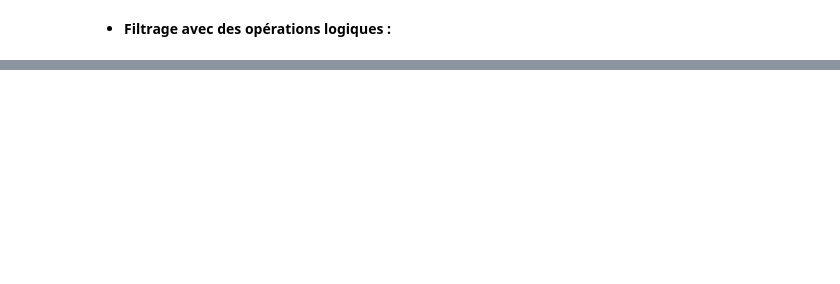
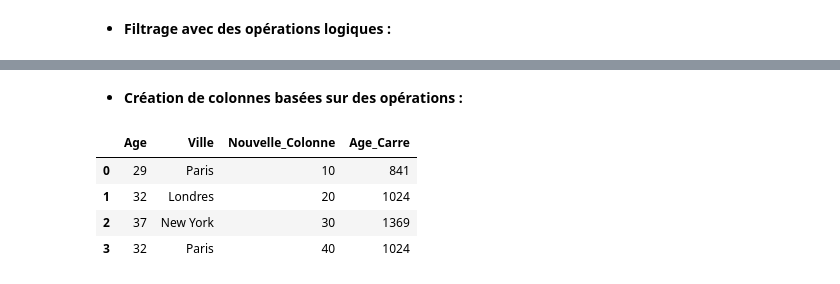
Before and after one commit to Yann-Fournier/Manipulation-de-donn-es-Python-B2, a Jupyter notebook: Pandas/Pandas.ipynb, the cells around one changed output, grey strips where cells are left out. Saved outputs shown, nothing was run; the diff lists cells and outputs as text; code cells hidden in the pictures; blank space fills up the shorter version.

```diff
--- a/Pandas/Pandas.ipynb
+++ b/Pandas/Pandas.ipynb
@@ -479,0 +340,12 @@ Dans cet exemple, les deux DataFrames `df_exam1` et `df_exam2` ont été concat
+# %% [markdown]
+   - **Création de colonnes basées sur des opérations :**
+# %%
+# Création de colonnes basées sur des opérations
+df['Age_Carre'] = df['Age'] ** 2  # Création d'une colonne avec l'âge au carré
+df.head()
+# %% [output]
+|  | Age | Ville | Nouvelle_Colonne | Age_Carre |
+| 0 | 29 | Paris | 10 | 841 |
+| 1 | 32 | Londres | 20 | 1024 |
+| 2 | 37 | New York | 30 | 1369 |
+| 3 | 32 | Paris | 40 | 1024 |
```
Also changed, not shown: parts of 45 cells of this notebook.
